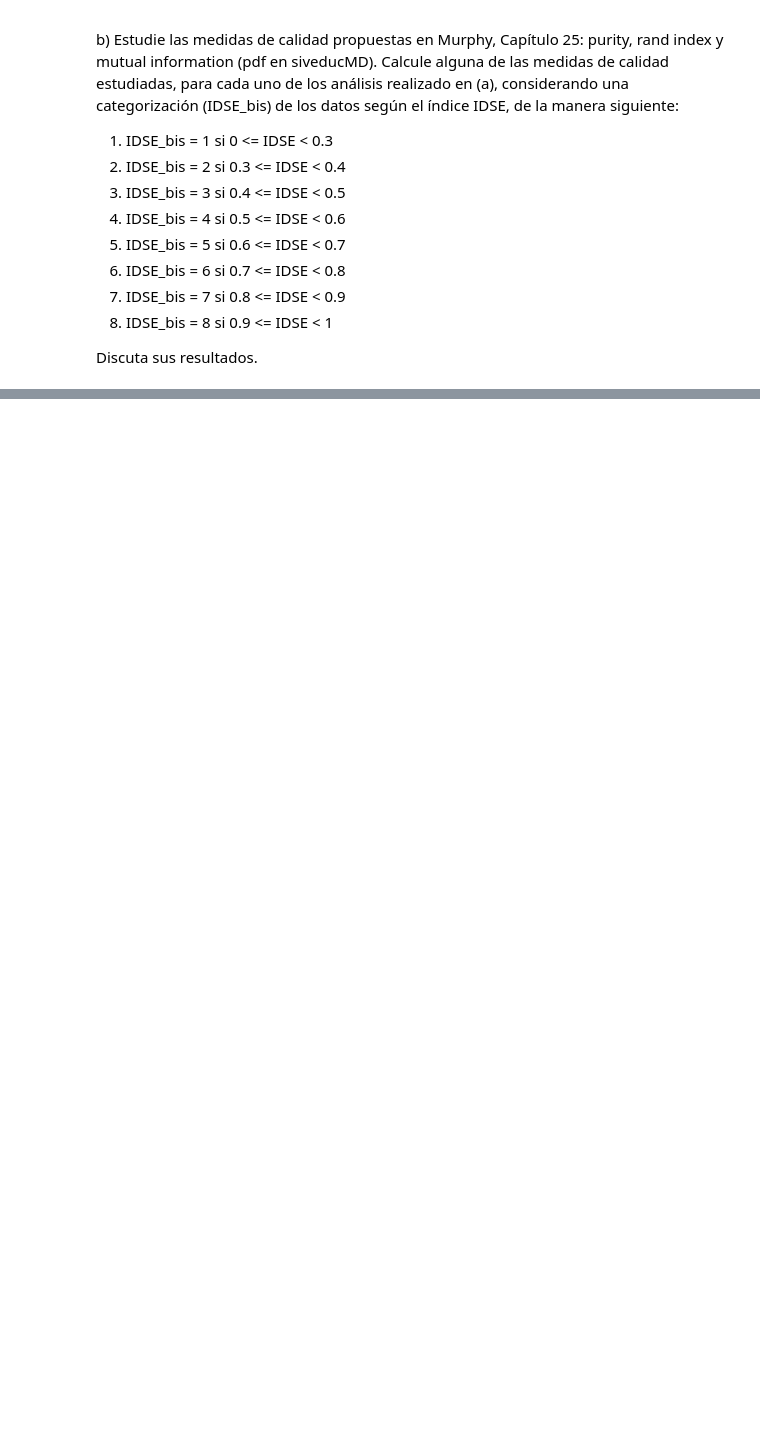
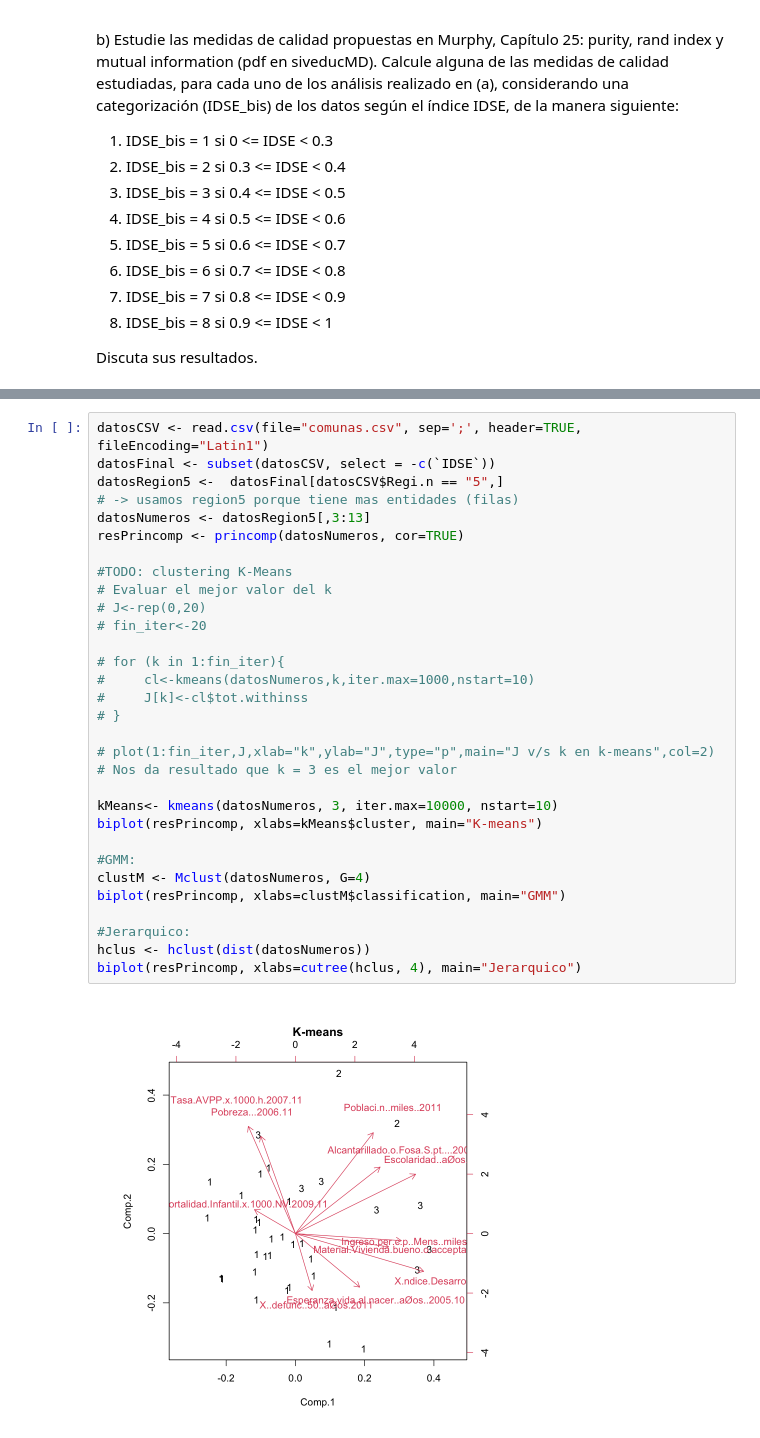
Before and after one commit to ekkusi/INFO257-PCA, a Jupyter notebook: clustering/Clustering_Notebook2.ipynb, the cells around one changed output, grey strips where cells are left out. Cells and saved outputs as stored; diff of their text form; blank space fills up the shorter version.

Commit message:
Acabado los graficos de biplots en ejercicio 4

```diff
--- a/clustering/Clustering_Notebook2.ipynb
+++ b/clustering/Clustering_Notebook2.ipynb
@@ -333,0 +205,32 @@ A data.frame: 6 × 12
+# %%
+datosCSV <- read.csv(file="comunas.csv", sep=';', header=TRUE, fileEncoding="Latin1")
+datosFinal <- subset(datosCSV, select = -c(`IDSE`))
+datosRegion5 <-  datosFinal[datosCSV$Regi.n == "5",]
+# -> usamos region5 porque tiene mas entidades (filas)
+datosNumeros <- datosRegion5[,3:13]
+resPrincomp <- princomp(datosNumeros, cor=TRUE)
+
+#TODO: clustering K-Means
+# Evaluar el mejor valor del k
+# J<-rep(0,20)
+# fin_iter<-20
+
+# for (k in 1:fin_iter){
+#     cl<-kmeans(datosNumeros,k,iter.max=1000,nstart=10)
+# 	  J[k]<-cl$tot.withinss
+# }
+
+# plot(1:fin_iter,J,xlab="k",ylab="J",type="p",main="J v/s k en k-means",col=2) # Nos da resultado que k = 3 es el mejor valor
+
+kMeans<- kmeans(datosNumeros, 3, iter.max=10000, nstart=10)
+biplot(resPrincomp, xlabs=kMeans$cluster, main="K-means")
+
+#GMM:
+clustM <- Mclust(datosNumeros, G=4)
+biplot(resPrincomp, xlabs=clustM$classification, main="GMM")
+
+#Jerarquico:
+hclus <- hclust(dist(datosNumeros))
+biplot(resPrincomp, xlabs=cutree(hclus, 4), main="Jerarquico")
+# %% [output]
+[figure, added]
```
Also changed, not shown: parts of 10 cells of this notebook.
